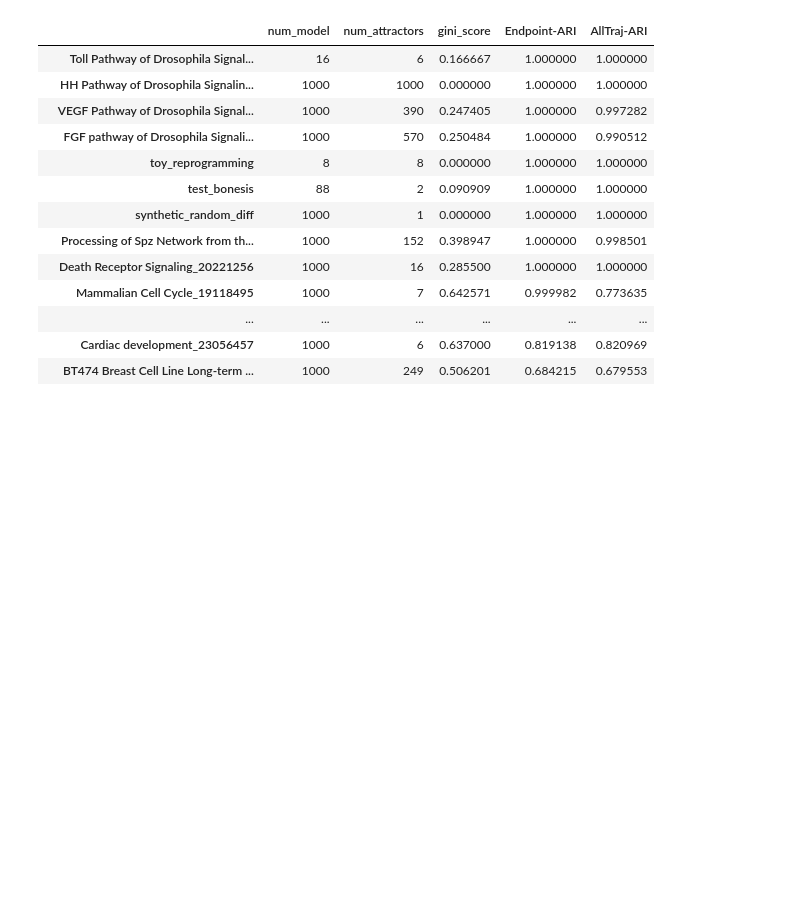
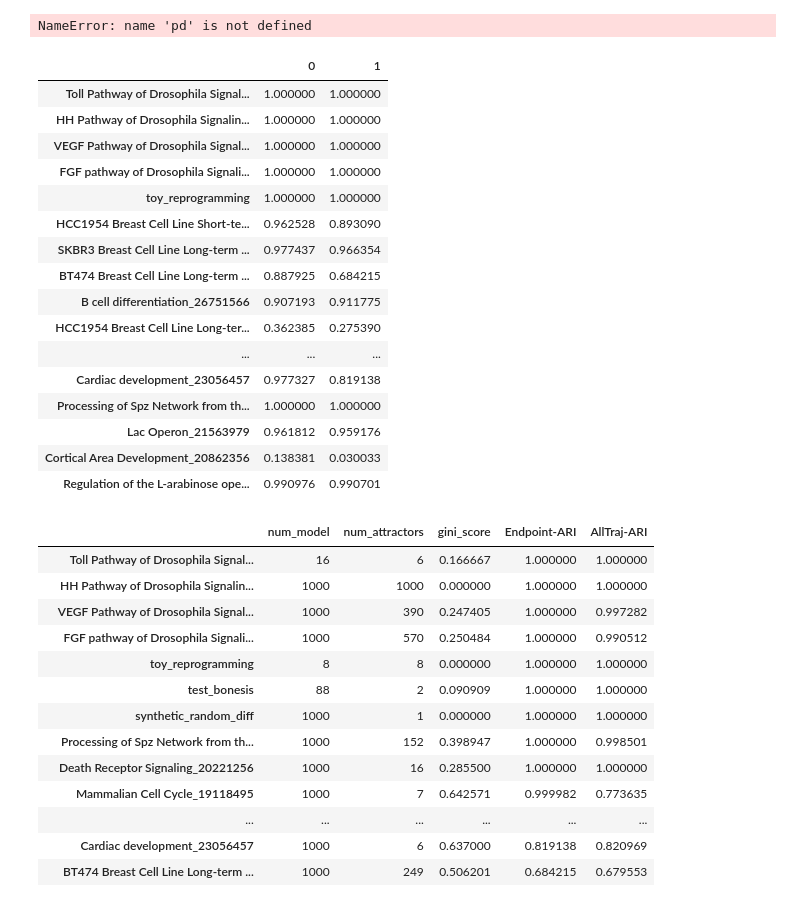
Before and after one commit to sysbio-curie/AstroLogics, a Jupyter notebook: scripts/visualize_rand_score.ipynb, the cells around one changed output. Drawn from its saved outputs; the diff is of its cells as text; code cells hidden in the pictures; blank space fills up the shorter version.

Commit message:
New version model clustering experiments

```diff
--- a/scripts/visualize_rand_score.ipynb
+++ b/scripts/visualize_rand_score.ipynb
@@ -13,3 +8,35 @@ from sklearn.cluster import KMeans
+# %%
+attractor_group = pd.read_csv('/home/spankaew/Git/astrologics/data/rand_experiment/attractor_group.csv', index_col=0)
+attractor_group
+# %% [output]
+NameError: name 'pd' is not defined
+# %%
+endpoint_v1 = pd.read_csv('/home/spankaew/Git/astrologics/data/rand_experiment/rand_index_endpointclustering_v3.csv', index_col=0)
+endpoint_v1.fillna(0, inplace=True)
+endpoint_v1 = endpoint_v1.max(axis = 0)
+# %%
+endpoint_v2 = pd.read_csv('/home/spankaew/Git/astrologics/data/rand_experiment/rand_index_endpointclustering_v2.csv', index_col=0)
+endpoint_v2 = endpoint_v2.mean(axis = 0)
+# %%
+pd.concat([endpoint_v1, endpoint_v2], axis=1, ignore_index = False)
+# %% [output]
+|  | 0 | 1 |
+| Toll Pathway of Drosophila Signal... | 1.000000 | 1.000000 |
+| HH Pathway of Drosophila Signalin... | 1.000000 | 1.000000 |
+| VEGF Pathway of Drosophila Signal... | 1.000000 | 1.000000 |
+| FGF pathway of Drosophila Signali... | 1.000000 | 1.000000 |
+| toy_reprogramming | 1.000000 | 1.000000 |
+| HCC1954 Breast Cell Line Short-te... | 0.962528 | 0.893090 |
+| SKBR3 Breast Cell Line Long-term ... | 0.977437 | 0.966354 |
+| BT474 Breast Cell Line Long-term ... | 0.887925 | 0.684215 |
+| B cell differentiation_26751566 | 0.907193 | 0.911775 |
+| HCC1954 Breast Cell Line Long-ter... | 0.362385 | 0.275390 |
+| ... | ... | ... |
+| Cardiac development_23056457 | 0.977327 | 0.819138 |
+| Processing of Spz Network from th... | 1.000000 | 1.000000 |
+| Lac Operon_21563979 | 0.961812 | 0.959176 |
+| Cortical Area Development_20862356 | 0.138381 | 0.030033 |
+| Regulation of the L-arabinose ope... | 0.990976 | 0.990701 |
 # %%
 endpoint = pd.read_csv('/home/spankaew/Git/astrologics/data/rand_experiment/rand_index_endpointclustering_v2.csv', index_col=0)
 alltraj = pd.read_csv('/home/spankaew/Git/astrologics/data/rand_experiment/rand_index_alltrajclustering_v2.csv', index_col=0)
```
Also changed, not shown: parts of 1 cell of this notebook, 5 other files.
